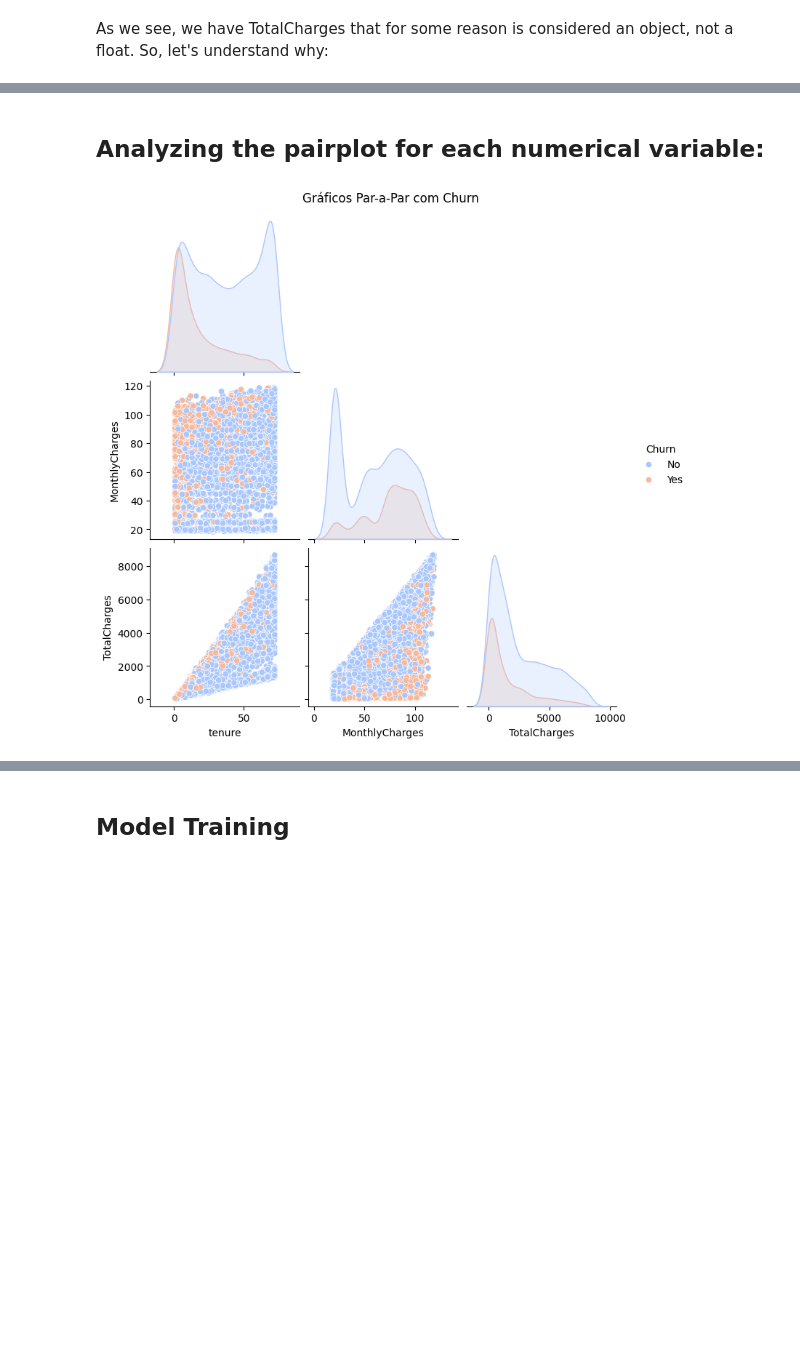
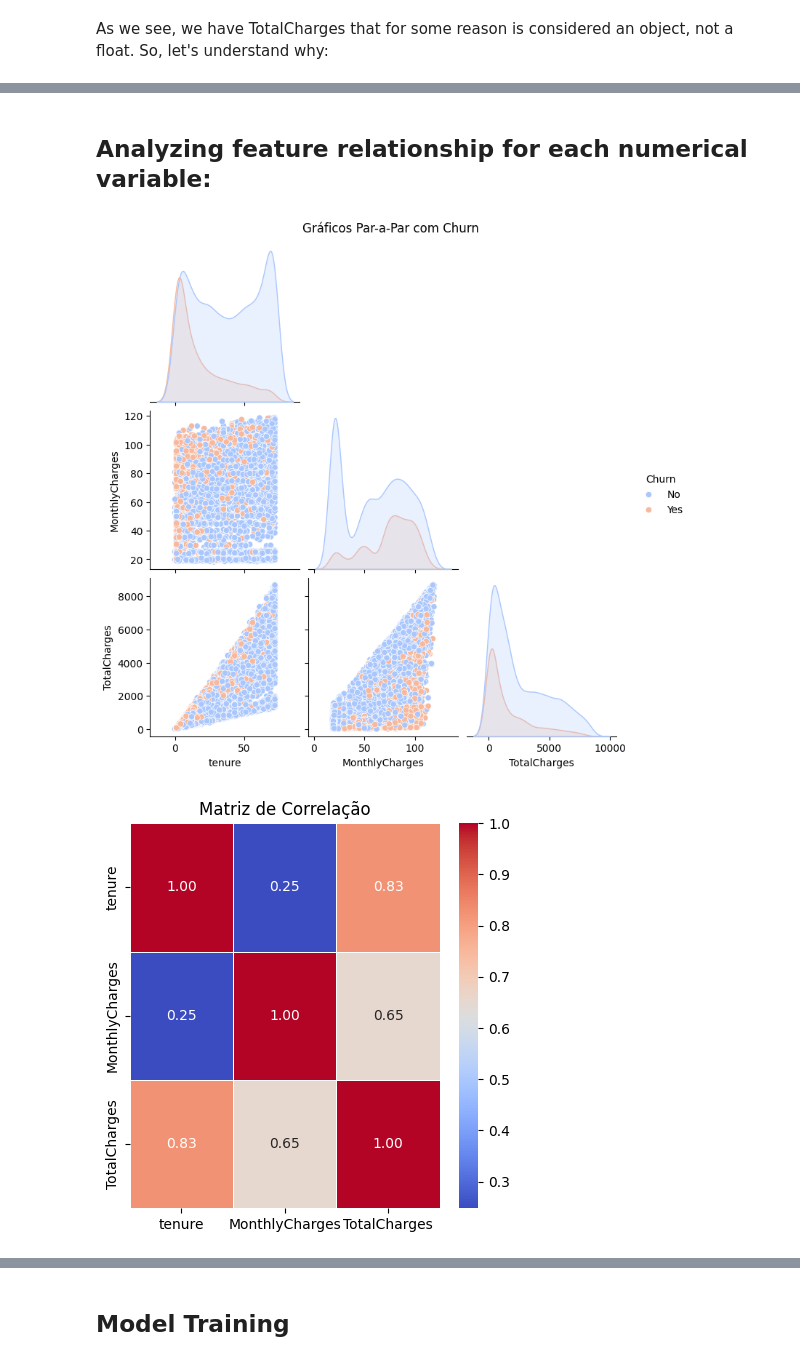
Before and after one commit to SylvioRubens/churn_model_fastapi, a Jupyter notebook: notebook/EDA.ipynb, the cells around one changed output, grey strips where cells are left out. Cells and saved outputs as stored; diff of their text form; code cells hidden in the pictures; blank space fills up the shorter version.

```diff
--- a/notebook/EDA.ipynb
+++ b/notebook/EDA.ipynb
@@ -228,4 +265,0 @@ Here, the ideia is to get all binary columns, that have values like "No or Yes"
-# %%
-bin_cols = ["gender","Partner","Dependents","PhoneService","PaperlessBilling","Churn"]
-for col in bin_cols:
-    df[col]=df[col].map({"Yes":1, "No":0, "Male":1, "Female":0})
@@ -247,13 +281,27 @@ plt.show()
 # %% [markdown]
-## Analyzing the pairplot for each numerical variable:
+## Analyzing feature relationship for each numerical variable:
-# %%
-pairplot_cols = ['tenure', 'MonthlyCharges', 'TotalCharges', 'Churn']
-df_plot = df[pairplot_cols].copy()
-df_plot['Churn'] = df_plot['Churn'].map({0: 'No', 1: 'Yes'})  # Para plotagem colorida
-
-sns.pairplot(df_plot, hue='Churn', corner=True, diag_kind='kde', palette='coolwarm')
-plt.suptitle("Gráficos Par-a-Par com Churn", y=1.02)
-plt.show()
-# %% [output]
-[figure, removed]
+# %%
+numerical_cols = ['tenure', 'MonthlyCharges', 'TotalCharges', 'Churn']
+
+df_num = df[numerical_cols].copy()
+
+#### Pairplot
+
+sns.pairplot(df_num, hue='Churn', corner=True, diag_kind='kde', palette='coolwarm')
+plt.suptitle("Gráficos Par-a-Par com Churn", y=1.02)
+plt.show()
+
+
+#### Correlation Matrix
+df_num = df_num.drop('Churn', axis=1)
+
+correlation_matrix = df_num.corr(method='pearson')
+
+plt.figure(figsize=(5, 5))
+sns.heatmap(correlation_matrix, annot=True, fmt=".2f", cmap='coolwarm', linewidths=0.5)
+plt.title("Matriz de Correlação")
+plt.show()
+# %% [output]
+[figure, new version]
+[figure, added]
 # %% [markdown]
```
Also changed, not shown: parts of 52 cells of this notebook, 3 other files.
